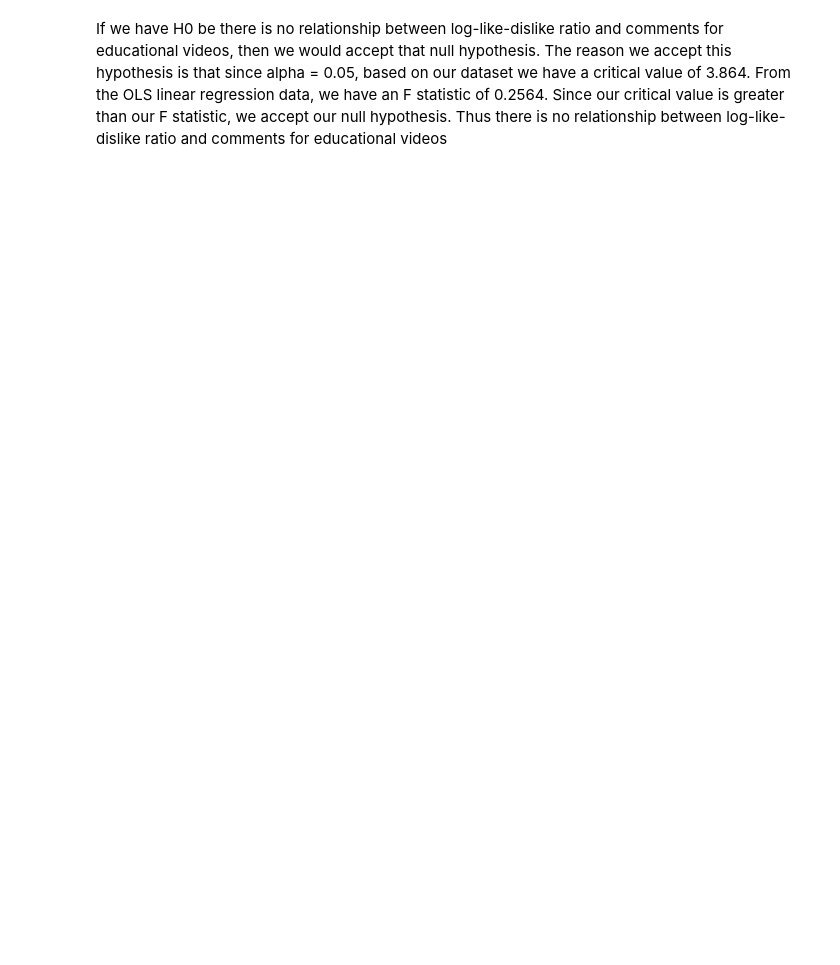
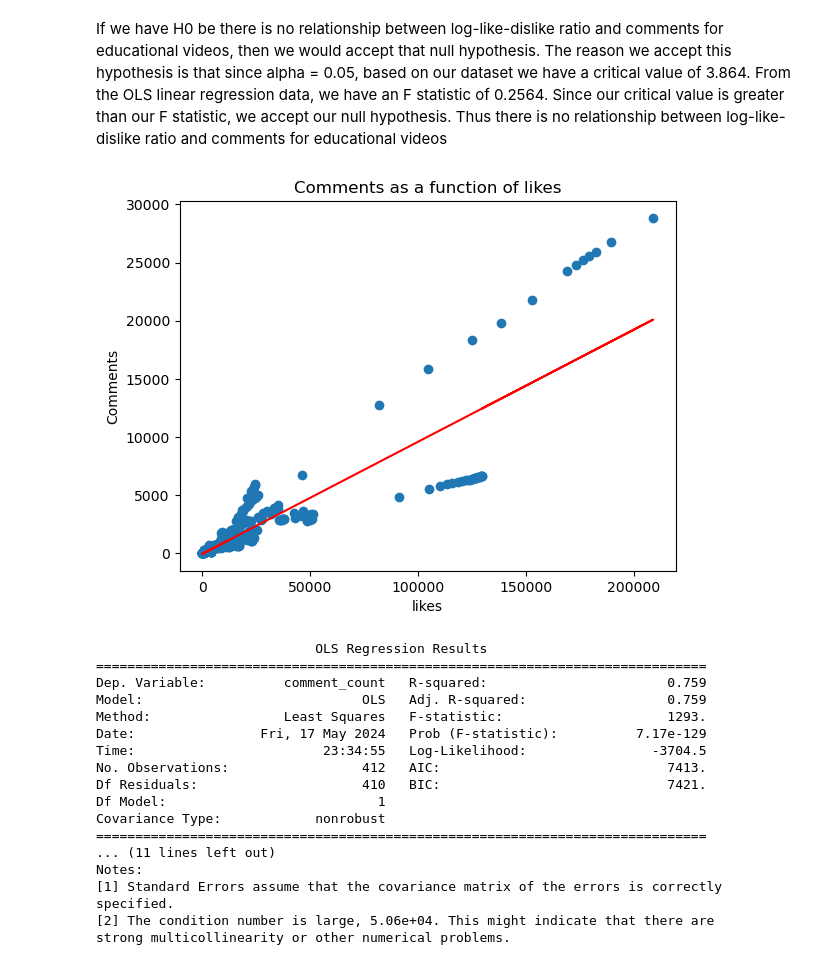
Before and after one commit to alec-luterman/320_final, a Jupyter notebook: 320_Final.ipynb, the cells around one changed output. Cells and saved outputs as stored; diff of their text form; code cells hidden in the pictures; blank space fills up the shorter version.

```diff
--- a/320_Final.ipynb
+++ b/320_Final.ipynb
@@ -569,2 +580,42 @@ LinAlgError: SVD did not converge in Linear Least Squares
 # %% [markdown]
 If we have H0 be there is no relationship between log-like-dislike ratio and comments for educational videos, then we would accept that null hypothesis. The reason we accept this hypothesis is that since alpha = 0.05, based on our dataset we have a critical value of 3.864. From the OLS linear regression data, we have an F statistic of 0.2564. Since our critical value is greater than our F statistic, we accept our null hypothesis. Thus there is no relationship between log-like-dislike ratio and comments for educational videos
+# %%
+df_lin_reg = df2[['likes', 'comment_count']]
+df_lin_reg = df_lin_reg.dropna()
+np_lin_reg = df_lin_reg.values
+X = np_lin_reg[:,0]
+X_ones = np.vstack([X, np.ones(len(X))]).T
+Y = np_lin_reg[:,1]
+
+lst_sq, residual, _, _ = np.linalg.lstsq(X_ones, Y, rcond=None)
+slope, intercept = lst_sq
+
+fig, ax = plt.subplots(nrows=1, ncols=1)
+ax.scatter(df2['likes'], df2['comment_count'])
+ax.plot(X, intercept + slope*X, 'r')
+ax.set_title('Comments as a function of likes')
+ax.set_xlabel('likes')
+ax.set_ylabel('Comments')
+plt.show()
+
+lin_reg = smf.ols(formula="comment_count ~ likes ", data=df2).fit()
+print(lin_reg.summary())
+# %% [output]
+[figure, added]
+                            OLS Regression Results
+==============================================================================
+Dep. Variable:          comment_count   R-squared:                       0.759
+Model:                            OLS   Adj. R-squared:                  0.759
+Method:                 Least Squares   F-statistic:                     1293.
+Date:                Fri, 17 May 2024   Prob (F-statistic):          7.17e-129
+Time:                        23:34:55   Log-Likelihood:                -3704.5
+No. Observations:                 412   AIC:                             7413.
+Df Residuals:                     410   BIC:                             7421.
+Df Model:                           1
+Covariance Type:            nonrobust
+==============================================================================
+... (11 lines left out)
+Notes:
+[1] Standard Errors assume that the covariance matrix of the errors is correctly specified.
+[2] The condition number is large, 5.06e+04. This might indicate that there are
+strong multicollinearity or other numerical problems.
```
Also changed, not shown: parts of 13 cells of this notebook.
